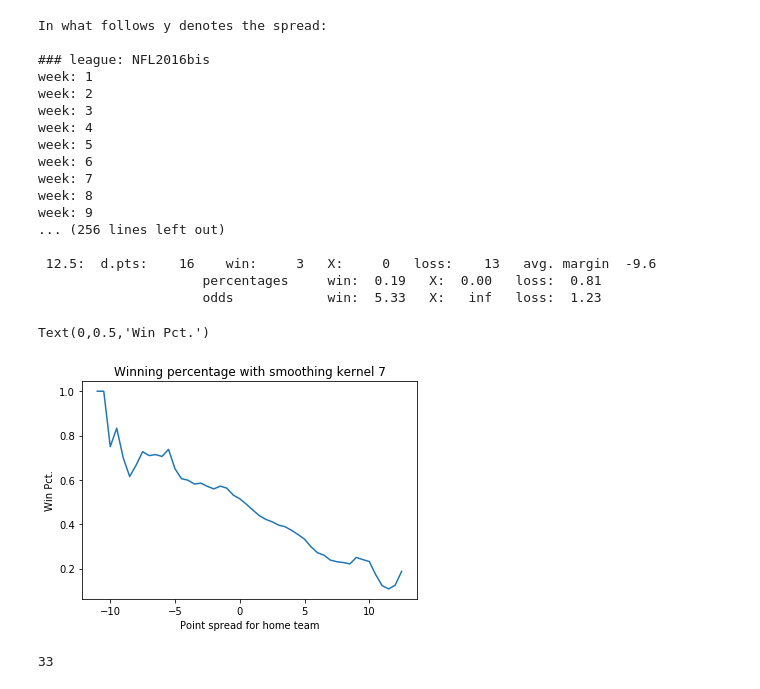
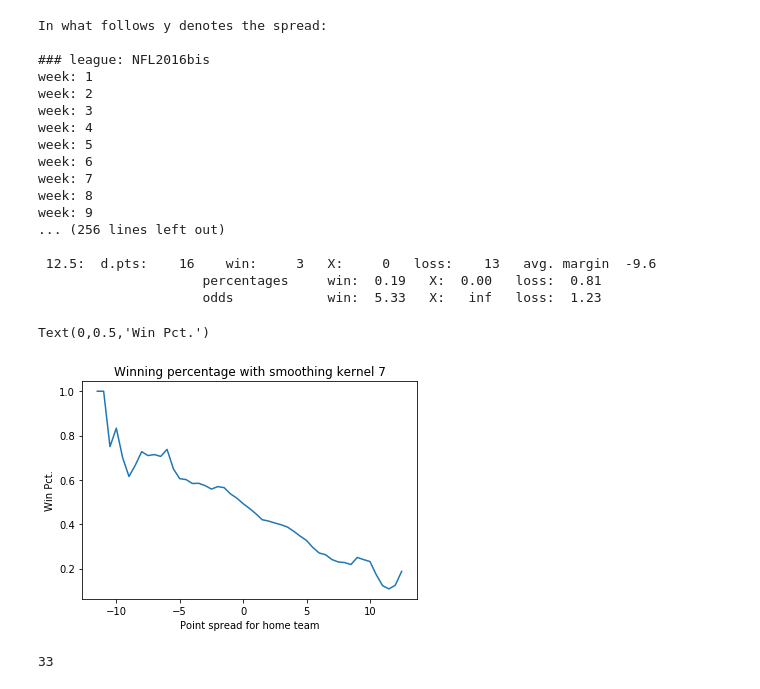
Before and after one commit to possanner/BetAnalysis, a Jupyter notebook: NFLanalysis.ipynb, the cells around one changed output. Saved outputs shown, nothing was run; the diff lists cells and outputs as text; code cells hidden in the pictures.

```diff
--- a/NFLanalysis.ipynb
+++ b/NFLanalysis.ipynb
@@ -110,11 +110,11 @@ x_data = []
 y_data = []
 for i in range(conv_kernel, len(lines) - conv_kernel):
     #print('i', i, i - conv_kernel, i + conv_kernel)
-    games = np.sum(data_all[i - conv_kernel:i + conv_kernel, 1])
-    wins = np.sum(data_all[i - conv_kernel:i + conv_kernel, 2])
-    ties = np.sum(data_all[i - conv_kernel:i + conv_kernel, 3])
-    losses = np.sum(data_all[i - conv_kernel:i + conv_kernel, 4])
-    diff = np.sum(data_all[i - conv_kernel:i + conv_kernel, 5])
+    games = np.sum(data_all[i - conv_kernel:i + conv_kernel + 1, 1])
+    wins = np.sum(data_all[i - conv_kernel:i + conv_kernel + 1, 2])
+    ties = np.sum(data_all[i - conv_kernel:i + conv_kernel + 1, 3])
+    losses = np.sum(data_all[i - conv_kernel:i + conv_kernel + 1, 4])
+    diff = np.sum(data_all[i - conv_kernel:i + conv_kernel + 1, 5])
 
     print()
     redpr('{:5.1f}'.format(lines[i]) + ':  d.pts: {0:5.0f}    win: {1:5.0f}   X: {2:5.0f}   loss: {3:5.0f}   avg. margin {4:5.1f}'.format(games, wins, ties, losses, diff/games))
@@ -131,34 +131,34 @@ plt.ylabel('Win Pct.')
 # all bins:
 #print('All bins:')
 #for i in range(len(lines)):
 #    games = np.sum(data_all[i:i + 1, 1])
 #    wins = np.sum(data_all[i:i + 1, 2])
 #    ties = np.sum(data_all[i:i + 1, 3])
 #    losses = np.sum(data_all[i:i + 1, 4])
 #    print()
 #    redpr('y = {:5.1f}'.format(lines[i]) + ':  d.pts: {0:5.0f}    win: {1:5.0f}   X: {2:5.0f}   loss: {3:5.0f}'.format(games, wins, ties, losses))
 #    print('               percentages     win: {1:5.2f}   X: {2:5.2f}   loss: {3:5.2f}'.format(games, wins/games, ties/games, losses/games))
 #    redpr('               odds            win: {1:5.2f}   X: {2:5.2f}   loss: {3:5.2f}'.format(games, games/wins, games/ties, games/losses))
 # %% [output]
 In what follows y denotes the spread:
 
 ### league: NFL2016bis
 week: 1
 week: 2
 week: 3
 week: 4
 week: 5
 week: 6
 week: 7
 week: 8
 week: 9
 ... (256 lines left out)
 
  12.5:  d.pts:    16    win:     3   X:     0   loss:    13   avg. margin  -9.6
                      percentages     win:  0.19   X:  0.00   loss:  0.81
                      odds            win:  5.33   X:   inf   loss:  1.23
 Text(0,0.5,'Win Pct.')
-[figure, old version]
+[figure, new version]
 # %%
 score_away
 # %% [output]
```
Also changed, not shown: 1 other file.
